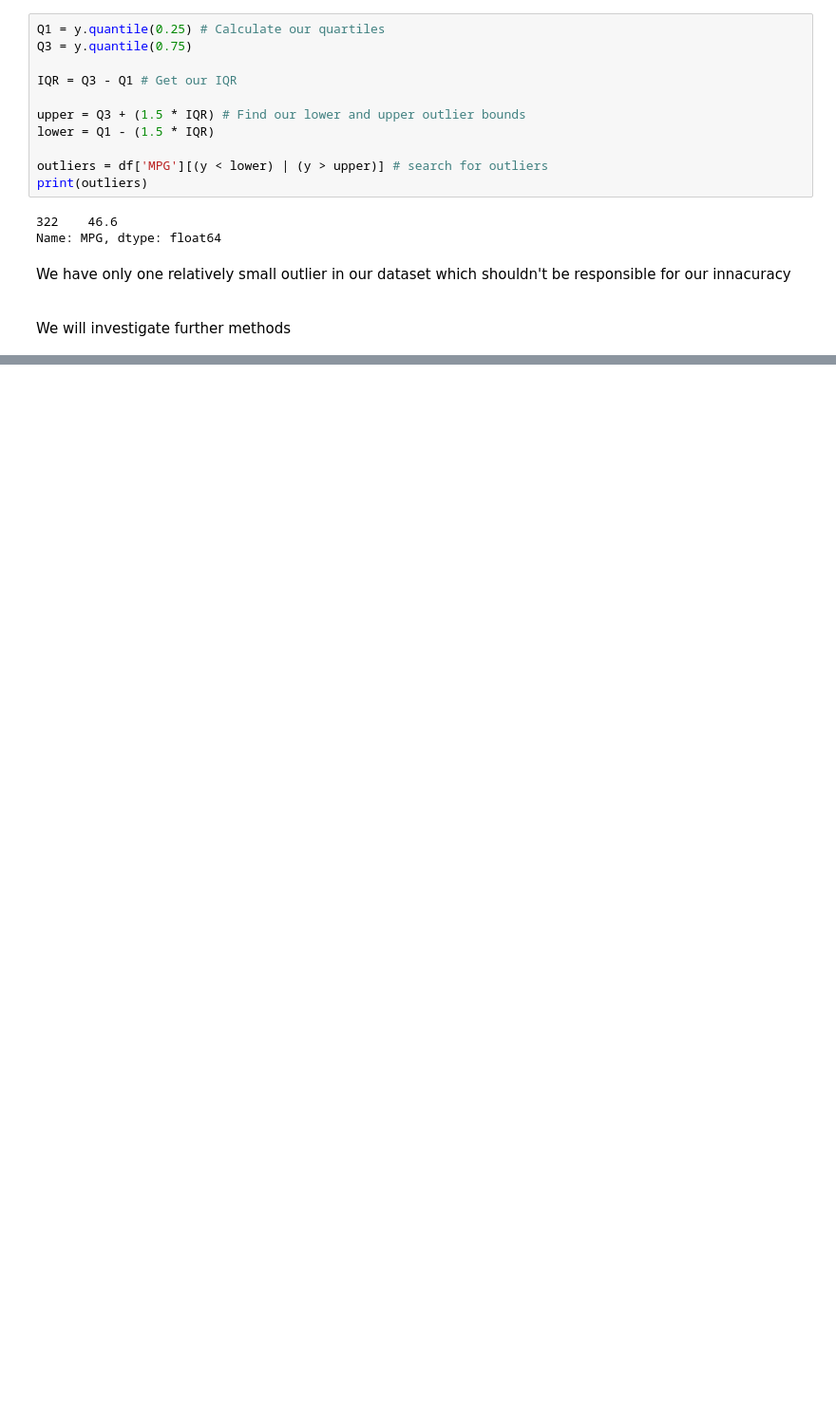
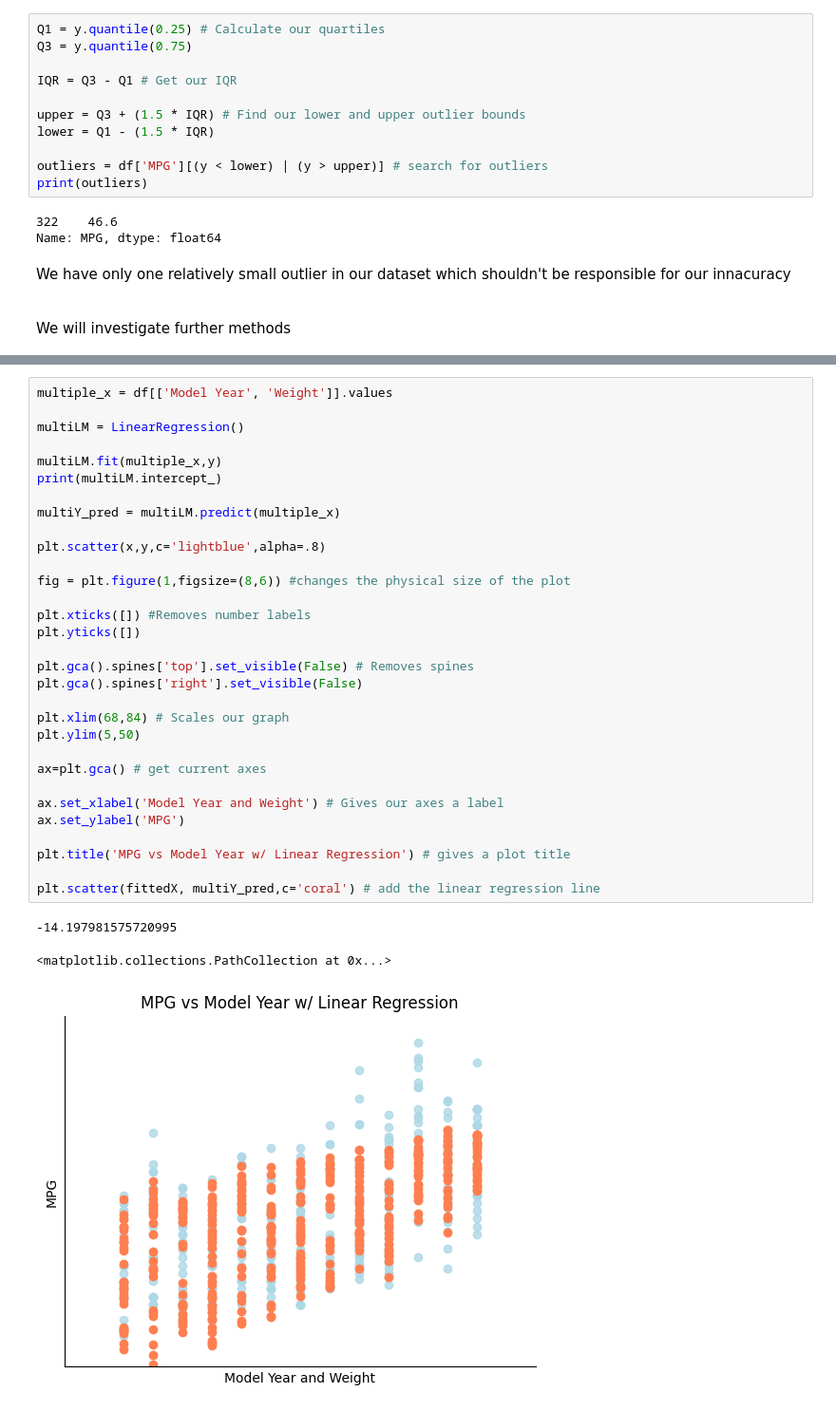
Before and after one commit to adenletchworth/Auto-MPG-Data-Analysis, a Jupyter notebook: dataAnalysis.ipynb, the cells around one changed output, grey strips where cells are left out. Shown at 95% size. Saved outputs shown, nothing was run; the diff lists cells and outputs as text; blank space fills up the shorter version.

```diff
--- a/dataAnalysis.ipynb
+++ b/dataAnalysis.ipynb
@@ -158,0 +131,35 @@ print(lm_mse,ridge_mse) """
+# %%
+multiple_x = df[['Model Year', 'Weight']].values
+
+multiLM = LinearRegression()
+
+multiLM.fit(multiple_x,y)
+print(multiLM.intercept_)
+
+multiY_pred = multiLM.predict(multiple_x)
+
+plt.scatter(x,y,c='lightblue',alpha=.8)
+
+fig = plt.figure(1,figsize=(8,6)) #changes the physical size of the plot
+
+plt.xticks([]) #Removes number labels
+plt.yticks([])
+
+plt.gca().spines['top'].set_visible(False) # Removes spines
+plt.gca().spines['right'].set_visible(False)
+
+plt.xlim(68,84) # Scales our graph
+plt.ylim(5,50)
+
+ax=plt.gca() # get current axes
+
+ax.set_xlabel('Model Year and Weight') # Gives our axes a label
+ax.set_ylabel('MPG')
+
+plt.title('MPG vs Model Year w/ Linear Regression') # gives a plot title
+
+plt.scatter(fittedX, multiY_pred,c='coral') # add the linear regression line
+# %% [output]
+-14.197981575720995
+<matplotlib.collections.PathCollection at 0x...>
+[figure, added]
```
Also changed, not shown: parts of 7 cells of this notebook.
